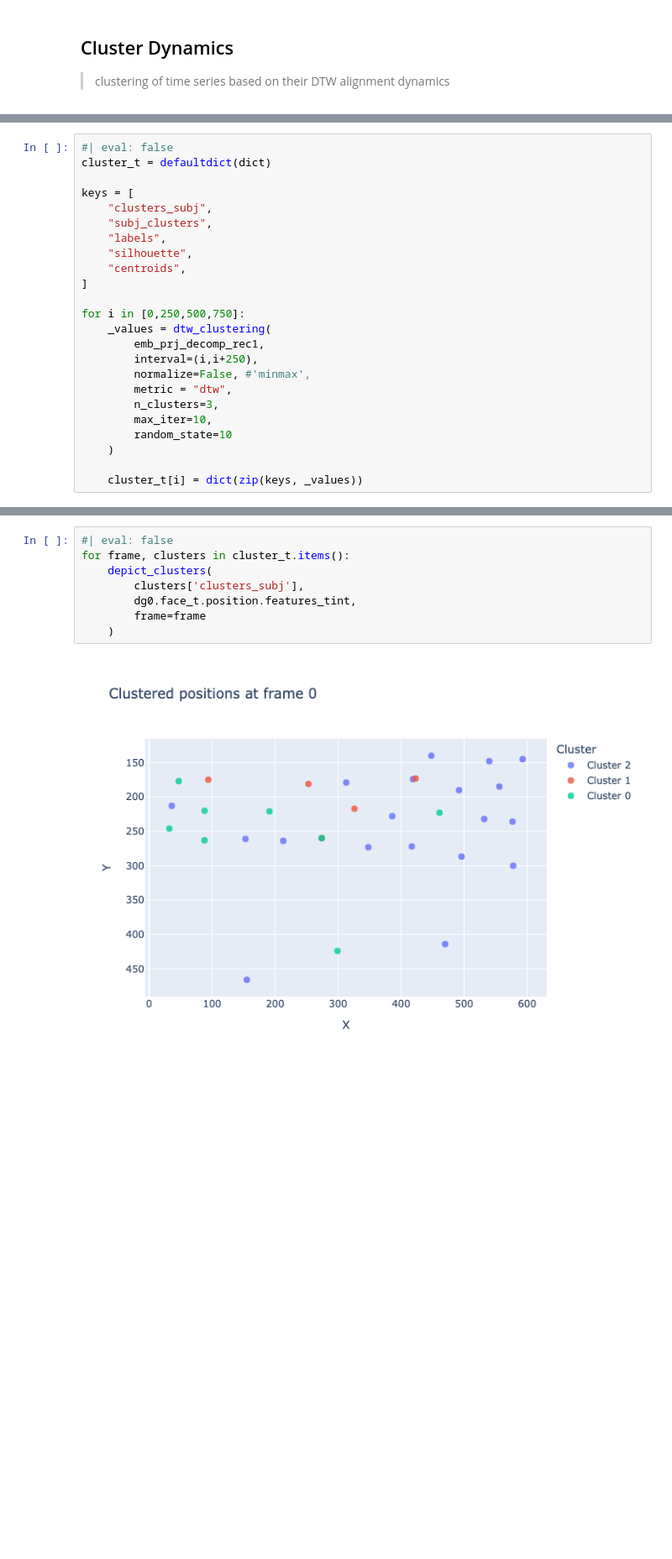
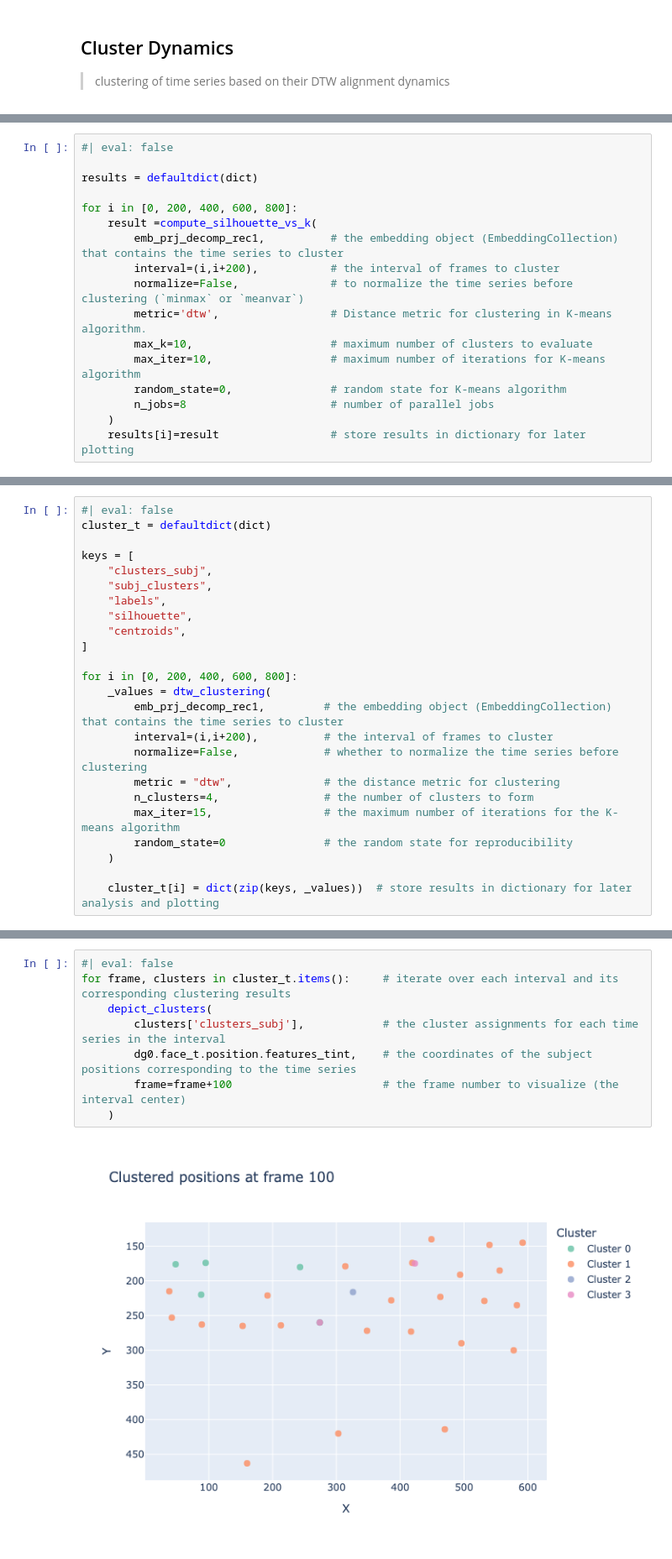
Before and after one commit to rdned/nbdev_fhemb, a Jupyter notebook: nbs/clustering_ex.ipynb, the cells around one changed output, grey strips where cells are left out. Shown at 84% size. Cells and saved outputs as stored; diff of their text form; blank space fills up the shorter version.

```diff
--- a/nbs/clustering_ex.ipynb
+++ b/nbs/clustering_ex.ipynb
@@ -130,0 +162,17 @@ from collections import defaultdict
+# %%
+#| eval: false
+
+results = defaultdict(dict)
+
+for i in [0, 200, 400, 600, 800]:
+    result =compute_silhouette_vs_k(
+        emb_prj_decomp_rec1,          # the embedding object (EmbeddingCollection) that contains the time series to cluster
+        interval=(i,i+200),           # the interval of frames to cluster
+        normalize=False,              # to normalize the time series before clustering (`minmax` or `meanvar`)
+        metric='dtw',                 # Distance metric for clustering in K-means algorithm.
+        max_k=10,                     # maximum number of clusters to evaluate
+        max_iter=10,                  # maximum number of iterations for K-means algorithm
+        random_state=0,               # random state for K-means algorithm
+        n_jobs=8                      # number of parallel jobs
+    )
+    results[i]=result                 # store results in dictionary for later plotting
@@ -140,16 +244,16 @@ keys = [
     "centroids",
 ]
 
-for i in [0,250,500,750]:
+for i in [0, 200, 400, 600, 800]:
     _values = dtw_clustering(
-        emb_prj_decomp_rec1,
-        interval=(i,i+250),
-        normalize=False, #'minmax',
-        metric = "dtw",
-        n_clusters=3,
-        max_iter=10,
-        random_state=10
+        emb_prj_decomp_rec1,         # the embedding object (EmbeddingCollection) that contains the time series to cluster
+        interval=(i,i+200),          # the interval of frames to cluster
+        normalize=False,             # whether to normalize the time series before clustering
+        metric = "dtw",              # the distance metric for clustering
+        n_clusters=4,                # the number of clusters to form
+        max_iter=15,                 # the maximum number of iterations for the K-means algorithm
+        random_state=0               # the random state for reproducibility
     )
 
-    cluster_t[i] = dict(zip(keys, _values))
+    cluster_t[i] = dict(zip(keys, _values))  # store results in dictionary for later analysis and plotting
 # %% [output]
@@ -176,10 +281,10 @@ from nbdev_fhemb.piece_ex import dg0
 # %%
 #| eval: false
-for frame, clusters in cluster_t.items():
+for frame, clusters in cluster_t.items():     # iterate over each interval and its corresponding clustering results
     depict_clusters(
-        clusters['clusters_subj'],
-        dg0.face_t.position.features_tint,
-        frame=frame
+        clusters['clusters_subj'],            # the cluster assignments for each time series in the interval
+        dg0.face_t.position.features_tint,    # the coordinates of the subject positions corresponding to the time series
+        frame=frame+100                       # the frame number to visualize (the interval center)
     )
 # %% [output]
-[figure, old version]
+[figure, new version]
```
Also changed, not shown: parts of 19 cells of this notebook, 4 other files.
